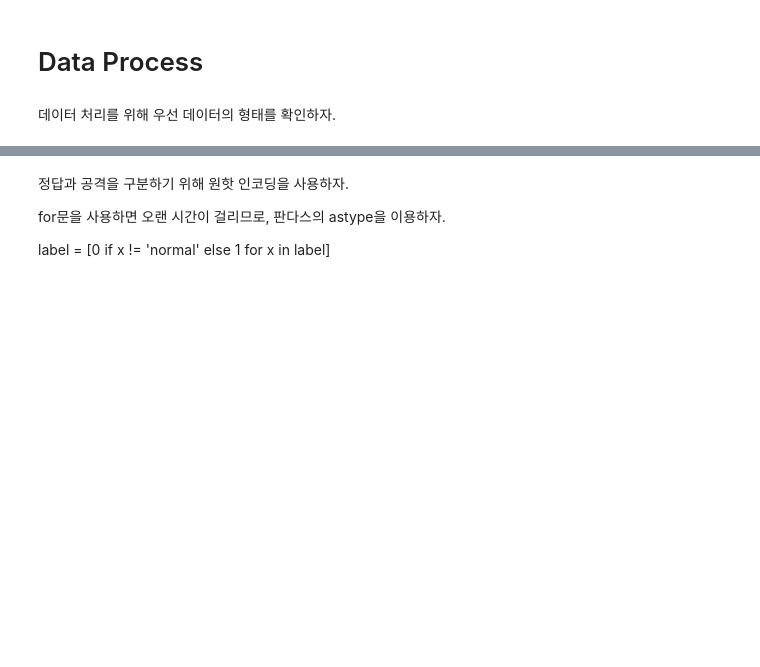
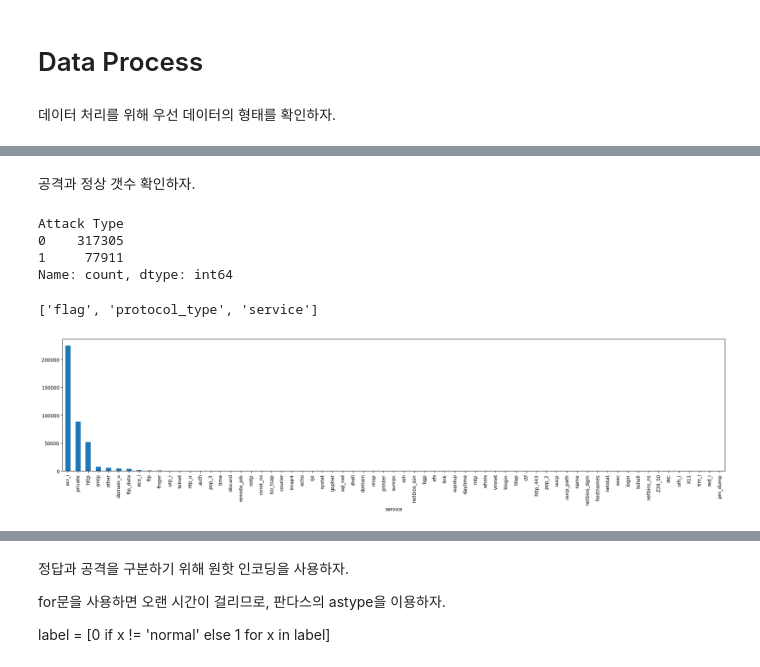
Before and after one commit to ha5804/Machine_learning, a Jupyter notebook: attack_detect/kdd99_data.ipynb, the cells around one changed output, grey strips where cells are left out. Drawn from its saved outputs; the diff is of its cells as text; code cells hidden in the pictures; blank space fills up the shorter version.

```diff
--- a/attack_detect/kdd99_data.ipynb
+++ b/attack_detect/kdd99_data.ipynb
@@ -25,0 +43,24 @@ train_data
+# %% [markdown]
+공격과 정상 갯수 확인하자.
+# %%
+train_data["Attack Type"].value_counts()
+# %% [output]
+Attack Type
+0    317305
+1     77911
+Name: count, dtype: int64
+# %%
+numerical_cols = train_data._get_numeric_data().columns
+categorical_cols = list(set(train_data.columns) - set(numerical_cols))
+
+categorical_cols
+# %% [output]
+['flag', 'protocol_type', 'service']
+# %%
+def value_count_bar(col):
+    train_data[col].value_counts().plot(kind = "bar")
+
+plt.figure(figsize = (25,5))
+value_count_bar('service')
+# %% [output]
+[figure, added]
```
Also changed, not shown: parts of 19 cells of this notebook, 3 other files.
